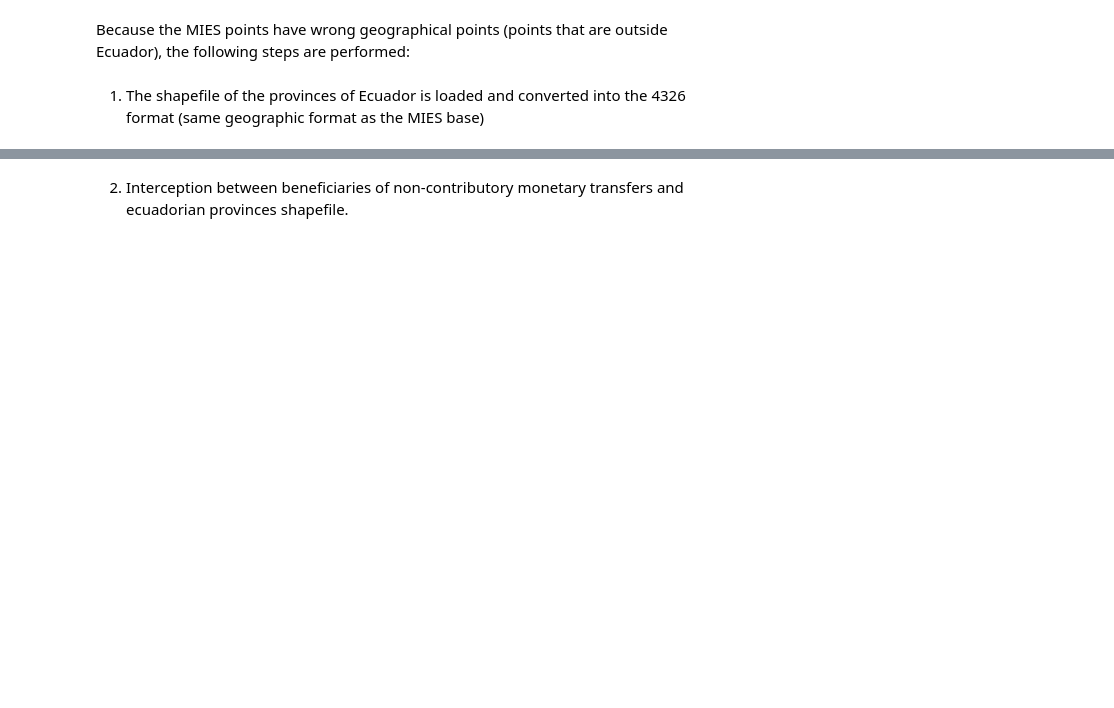
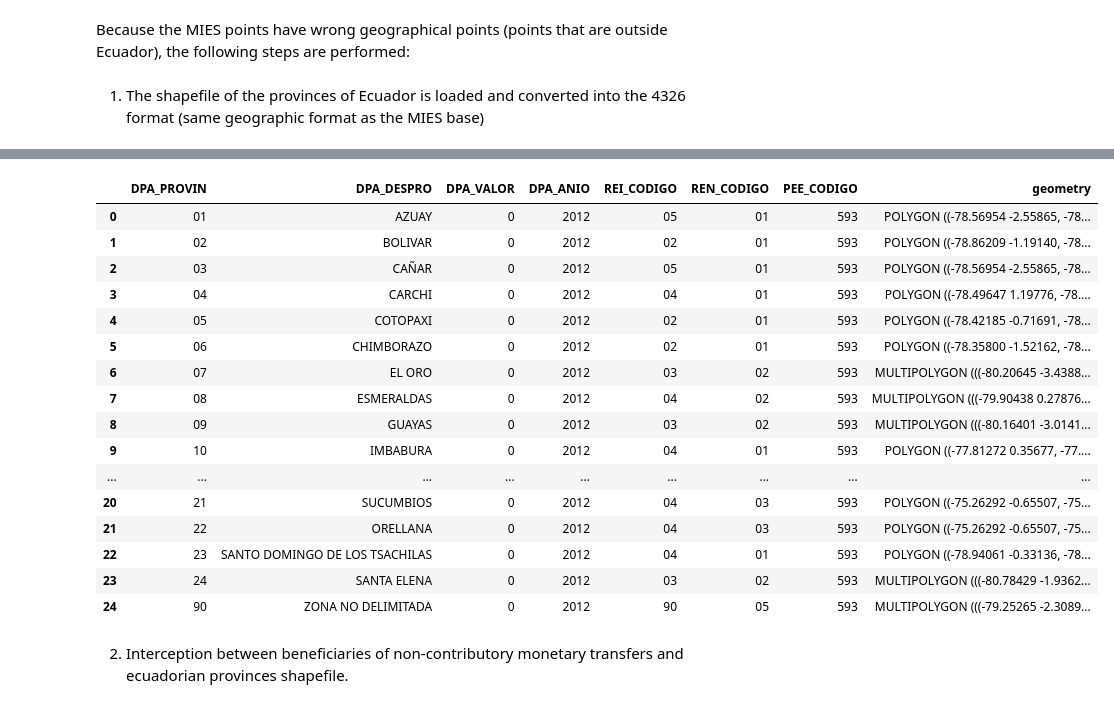
Before and after one commit to megonzau/Spatial-Analytics, a Jupyter notebook: code/main.ipynb, the cells around one changed output, grey strips where cells are left out. Drawn from its saved outputs; the diff is of its cells as text; code cells hidden in the pictures; blank space fills up the shorter version.

```diff
--- a/code/main.ipynb
+++ b/code/main.ipynb
@@ -67,6 +67,6 @@ Because the MIES points have wrong geographical points (points that are outside
 # %% [markdown]
 1. The shapefile of the provinces of Ecuador is loaded and converted into the 4326 format (same geographic format as the MIES base)
 # %%
-df_prov= gpd.read_file("../data/Ecuador_provincias/ecuador.shp", encoding="ISO-8859-1") #Se lee la base de datos .Shp
+df_prov= gpd.read_file("../data/Ecuador_porprovincias/ecuador.shp",encoding='ISO-8859-1') #Se lee la base de datos .Shp
 df_prov = df_prov.to_crs("EPSG:4326")
 # %% [output]
@@ -90,3 +129,23 @@ UnicodeDecodeError: 'utf-8' codec can't decode byte 0xf3 in position 100: invali
+# %%
+df_prov
+# %% [output]
+|  | DPA_PROVIN | DPA_DESPRO | DPA_VALOR | DPA_ANIO | REI_CODIGO | REN_CODIGO | PEE_CODIGO | geometry |
+| 0 | 01 | AZUAY | 0 | 2012 | 05 | 01 | 593 | POLYGON ((-78.56954 -2.55865, -78... |
+| 1 | 02 | BOLIVAR | 0 | 2012 | 02 | 01 | 593 | POLYGON ((-78.86209 -1.19140, -78... |
+| 2 | 03 | CAÑAR | 0 | 2012 | 05 | 01 | 593 | POLYGON ((-78.56954 -2.55865, -78... |
+| 3 | 04 | CARCHI | 0 | 2012 | 04 | 01 | 593 | POLYGON ((-78.49647 1.19776, -78.... |
+| 4 | 05 | COTOPAXI | 0 | 2012 | 02 | 01 | 593 | POLYGON ((-78.42185 -0.71691, -78... |
+| 5 | 06 | CHIMBORAZO | 0 | 2012 | 02 | 01 | 593 | POLYGON ((-78.35800 -1.52162, -78... |
+| 6 | 07 | EL ORO | 0 | 2012 | 03 | 02 | 593 | MULTIPOLYGON (((-80.20645 -3.4388... |
+| 7 | 08 | ESMERALDAS | 0 | 2012 | 04 | 02 | 593 | MULTIPOLYGON (((-79.90438 0.27876... |
+| 8 | 09 | GUAYAS | 0 | 2012 | 03 | 02 | 593 | MULTIPOLYGON (((-80.16401 -3.0141... |
+| 9 | 10 | IMBABURA | 0 | 2012 | 04 | 01 | 593 | POLYGON ((-77.81272 0.35677, -77.... |
+| ... | ... | ... | ... | ... | ... | ... | ... | ... |
+| 20 | 21 | SUCUMBIOS | 0 | 2012 | 04 | 03 | 593 | POLYGON ((-75.26292 -0.65507, -75... |
+| 21 | 22 | ORELLANA | 0 | 2012 | 04 | 03 | 593 | POLYGON ((-75.26292 -0.65507, -75... |
+| 22 | 23 | SANTO DOMINGO DE LOS TSACHILAS | 0 | 2012 | 04 | 01 | 593 | POLYGON ((-78.94061 -0.33136, -78... |
+| 23 | 24 | SANTA ELENA | 0 | 2012 | 03 | 02 | 593 | MULTIPOLYGON (((-80.78429 -1.9362... |
+| 24 | 90 | ZONA NO DELIMITADA | 0 | 2012 | 90 | 05 | 593 | MULTIPOLYGON (((-79.25265 -2.3089... |
 # %% [markdown]
 2. Interception between beneficiaries of non-contributory monetary transfers and ecuadorian provinces shapefile.
 # %%
```
Also changed, not shown: parts of 17 cells of this notebook, 51 other files.
